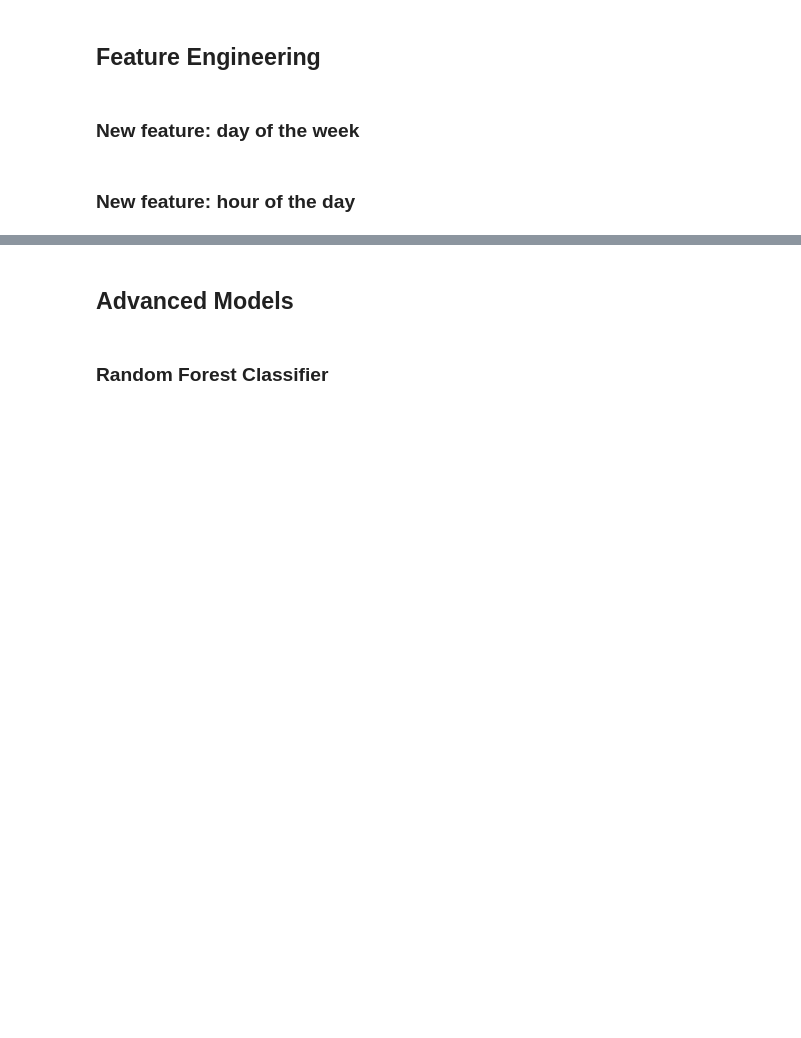
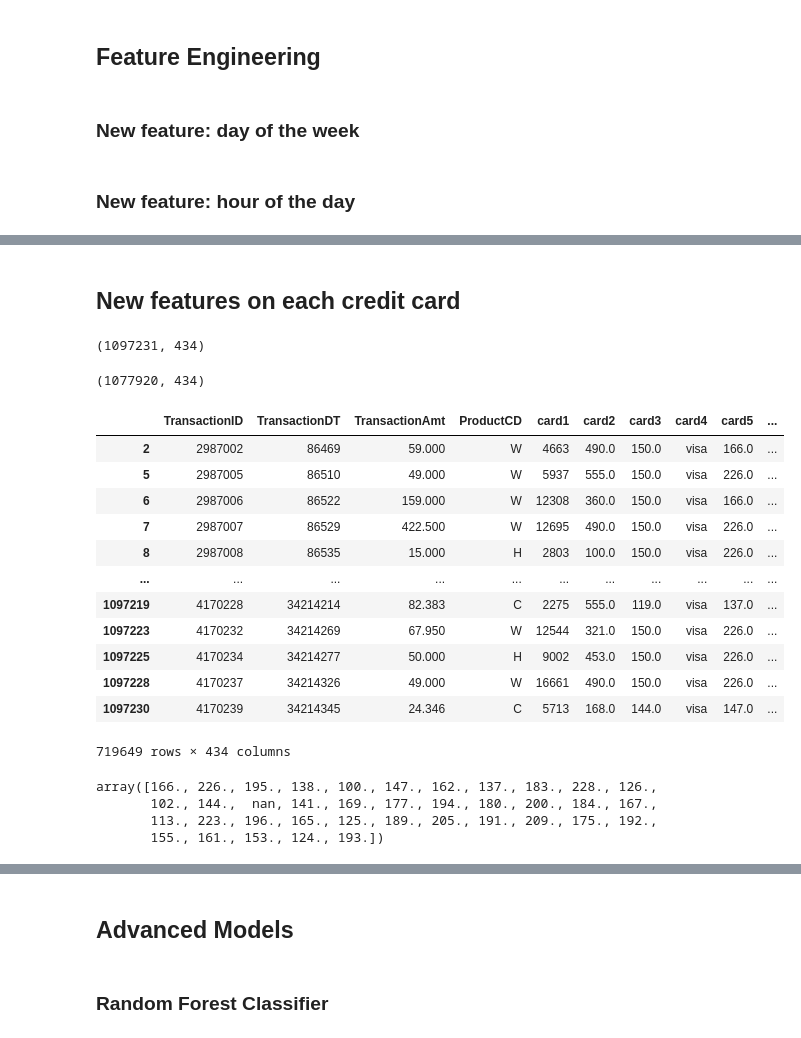
Before and after one commit to mariia-rum/project_fraud, a Jupyter notebook: notebooks/Models_Antonia.ipynb, the cells around one changed output, grey strips where cells are left out. Saved outputs shown, nothing was run; the diff lists cells and outputs as text; code cells hidden in the pictures; blank space fills up the shorter version.

```diff
--- a/notebooks/Models_Antonia.ipynb
+++ b/notebooks/Models_Antonia.ipynb
@@ -156,7 +150,7 @@ np.vstack((X.columns, permutation_score.importances_mean)).T
 
 def make_day_feature(df, offset=0, column_name='TransactionDT'):
 
-    days = df[tname] / (3600*24)
+    days = df[column_name] / (3600*24)
     encoded_days = np.floor(days-1+offset) % 7
     return encoded_days
 # %% [markdown]
@@ -204,3 +205,5 @@ ax.set_xlabel('Encoded hour')
 ax.set_ylabel('Fraction of fraudulent transactions')
 
 ax2.set_ylabel('Number of transactions')
+# %% [markdown]
+## New features on each credit card
@@ -206,0 +212,31 @@ ax2.set_ylabel('Number of transactions')
+# %%
+df.shape
+# %% [output]
+(1097231, 434)
+# %%
+duplicateRowsDF.shape
+# %% [output]
+(1077920, 434)
+# %%
+df[(df.card4 == 'visa')]
+# %% [output]
+|  | TransactionID | TransactionDT | TransactionAmt | ProductCD | card1 | card2 | card3 | card4 | card5 | ... |
+| 2 | 2987002 | 86469 | 59.000 | W | 4663 | 490.0 | 150.0 | visa | 166.0 | ... |
+| 5 | 2987005 | 86510 | 49.000 | W | 5937 | 555.0 | 150.0 | visa | 226.0 | ... |
+| 6 | 2987006 | 86522 | 159.000 | W | 12308 | 360.0 | 150.0 | visa | 166.0 | ... |
+| 7 | 2987007 | 86529 | 422.500 | W | 12695 | 490.0 | 150.0 | visa | 226.0 | ... |
+| 8 | 2987008 | 86535 | 15.000 | H | 2803 | 100.0 | 150.0 | visa | 226.0 | ... |
+| ... | ... | ... | ... | ... | ... | ... | ... | ... | ... | ... |
+| 1097219 | 4170228 | 34214214 | 82.383 | C | 2275 | 555.0 | 119.0 | visa | 137.0 | ... |
+| 1097223 | 4170232 | 34214269 | 67.950 | W | 12544 | 321.0 | 150.0 | visa | 226.0 | ... |
+| 1097225 | 4170234 | 34214277 | 50.000 | H | 9002 | 453.0 | 150.0 | visa | 226.0 | ... |
+| 1097228 | 4170237 | 34214326 | 49.000 | W | 16661 | 490.0 | 150.0 | visa | 226.0 | ... |
+| 1097230 | 4170239 | 34214345 | 24.346 | C | 5713 | 168.0 | 144.0 | visa | 147.0 | ... |
+719649 rows × 434 columns
+# %%
+df[(df.card4 == 'visa')].card5.unique()
+# %% [output]
+array([166., 226., 195., 138., 100., 147., 162., 137., 183., 228., 126.,
+       102., 144.,  nan, 141., 169., 177., 194., 180., 200., 184., 167.,
+       113., 223., 196., 165., 125., 189., 205., 191., 209., 175., 192.,
+       155., 161., 153., 124., 193.])
```
Also changed, not shown: parts of 38 cells of this notebook.
